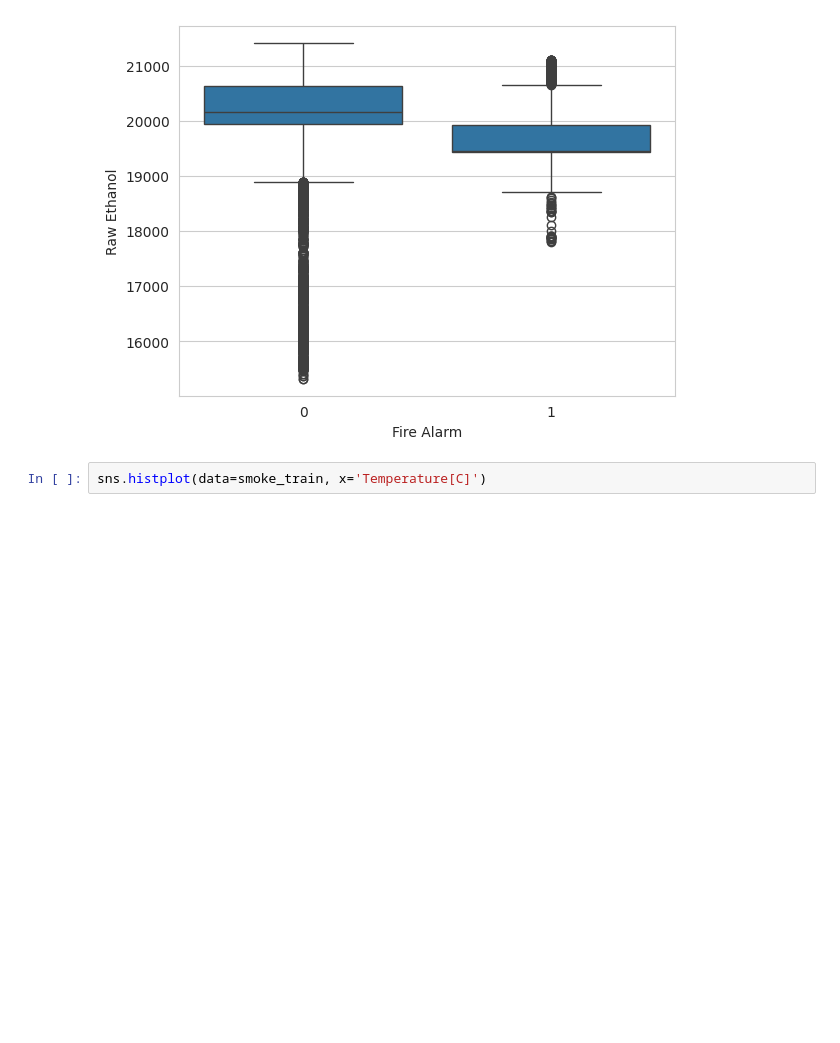
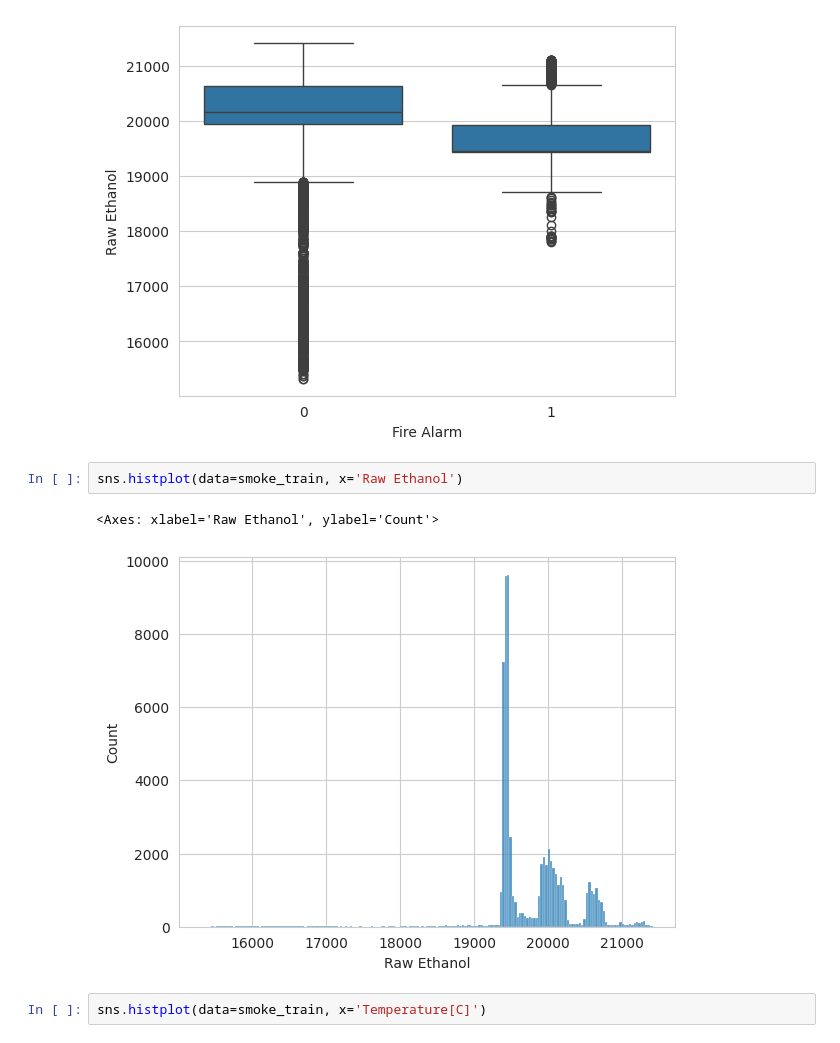
Before and after one commit to ikripaka/DataAnalysis-2023, a Jupyter notebook: lab1/data_analysis.ipynb, the cells around one changed output. Saved outputs shown, nothing was run; the diff lists cells and outputs as text; blank space fills up the shorter version.

```diff
--- a/lab1/data_analysis.ipynb
+++ b/lab1/data_analysis.ipynb
@@ -147,6 +147,11 @@ sns.boxplot(x='Fire Alarm', y='Raw Ethanol', data=smoke_train)
 # %% [output]
 <Axes: xlabel='Fire Alarm', ylabel='Raw Ethanol'>
 [figure]
+# %%
+sns.histplot(data=smoke_train, x='Raw Ethanol')
+# %% [output]
+<Axes: xlabel='Raw Ethanol', ylabel='Count'>
+[figure, added]
 # %%
 sns.histplot(data=smoke_train, x='Temperature[C]')
 # %% [output]
```
Also changed, not shown: parts of 1 cell of this notebook, 1 other file.
